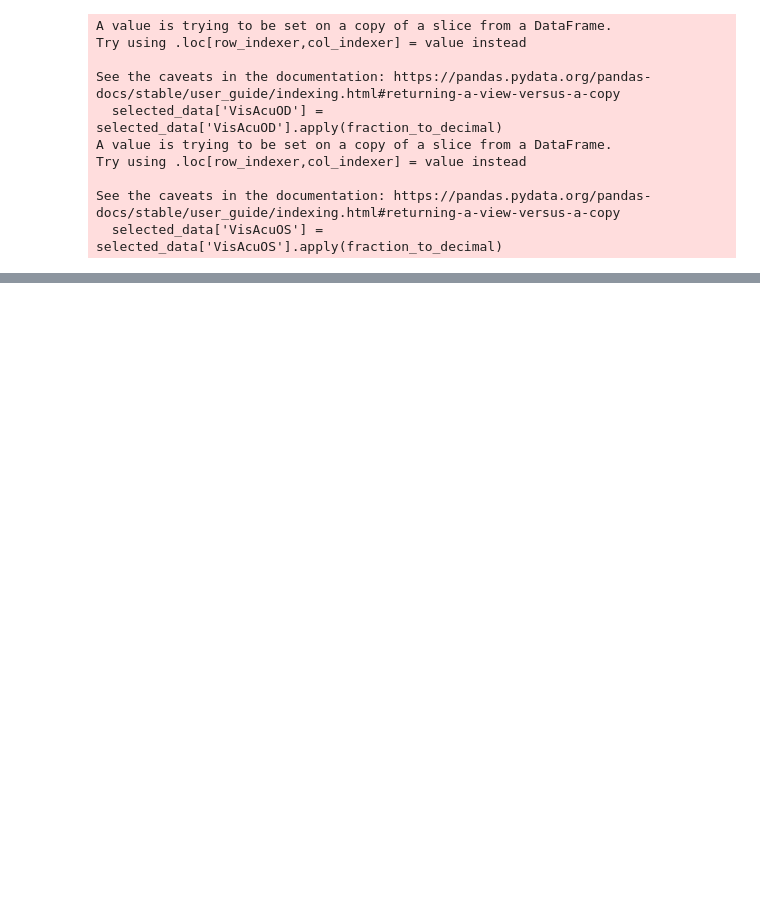
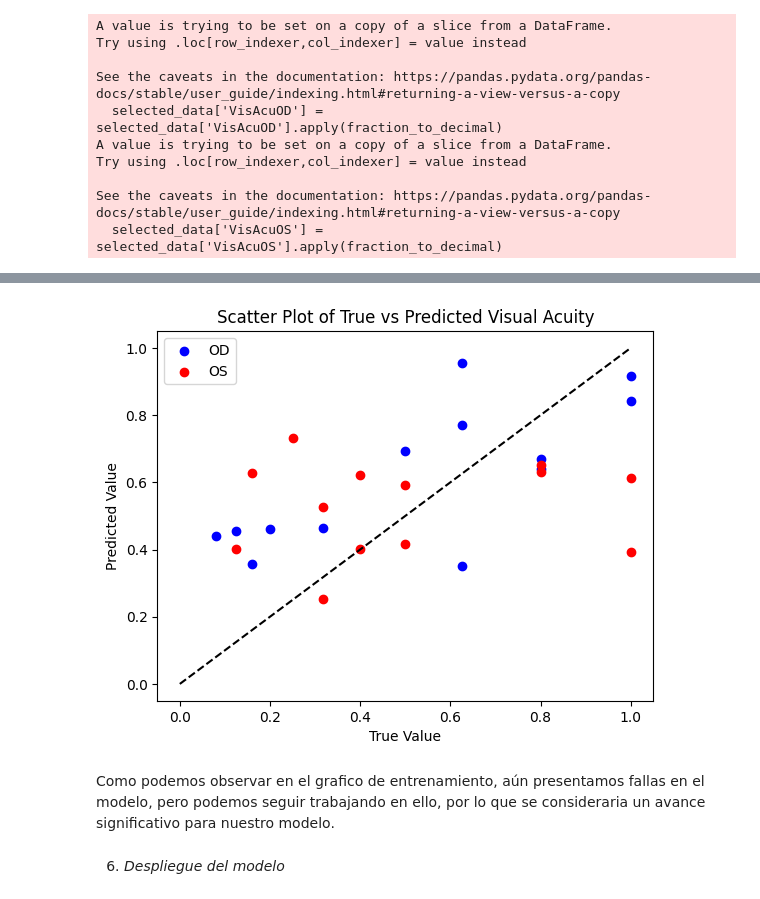
Before and after one commit to 000234768/proyecto_ia, a Jupyter notebook: Proyecto_ia.ipynb, the cells around one changed output, grey strips where cells are left out. Saved outputs shown, nothing was run; the diff lists cells and outputs as text; code cells hidden in the pictures; blank space fills up the shorter version.

```diff
--- a/Proyecto_ia.ipynb
+++ b/Proyecto_ia.ipynb
@@ -258,0 +378,26 @@ Mean Absolute Error: 0.31077030301094055
+# %%
+# Obtener las predicciones del modelo en el conjunto de prueba
+y_pred = model.predict(X_test)
+
+# Extraer los valores de agudeza visual predichos para cada ojo
+pred_od = y_pred[:, 0]
+pred_os = y_pred[:, 1]
+
+# Crear el gráfico de dispersión
+plt.scatter(y_test['VisAcuOD'], pred_od, color='blue', label='OD')
+plt.scatter(y_test['VisAcuOS'], pred_os, color='red', label='OS')
+
+# Línea de referencia (predicción perfecta)
+plt.plot([0, 1], [0, 1], color='black', linestyle='--')
+
+# Etiquetas y título del gráfico
+plt.xlabel('True Value')
+plt.ylabel('Predicted Value')
+plt.title('Scatter Plot of True vs Predicted Visual Acuity')
+
+# Leyenda
+plt.legend()
+
+# Mostrar el gráfico
+plt.show()
+# %% [output]
@@ -258,0 +405,5 @@ Mean Absolute Error: 0.31077030301094055
+[figure, added]
+# %% [markdown]
+Como podemos observar en el grafico de entrenamiento, aún presentamos fallas en el modelo, pero podemos seguir trabajando en ello, por lo que se consideraria un avance significativo para nuestro modelo.
+# %% [markdown]
+6. *Despliegue del modelo*
```
Also changed, not shown: parts of 14 cells of this notebook.
